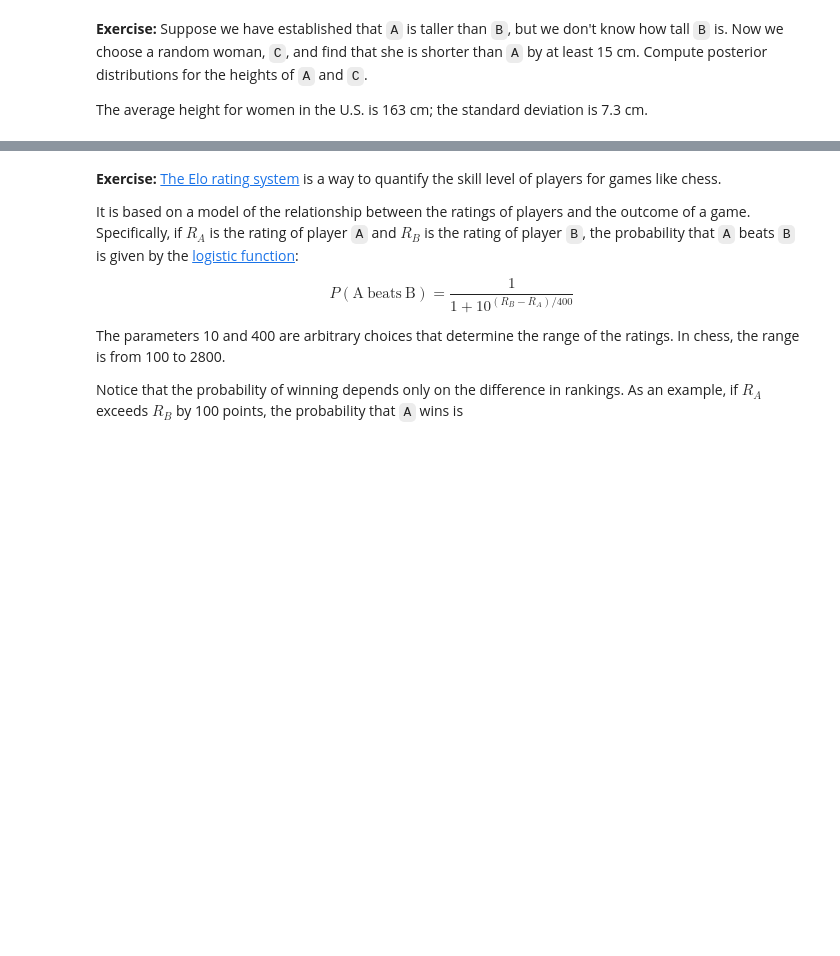
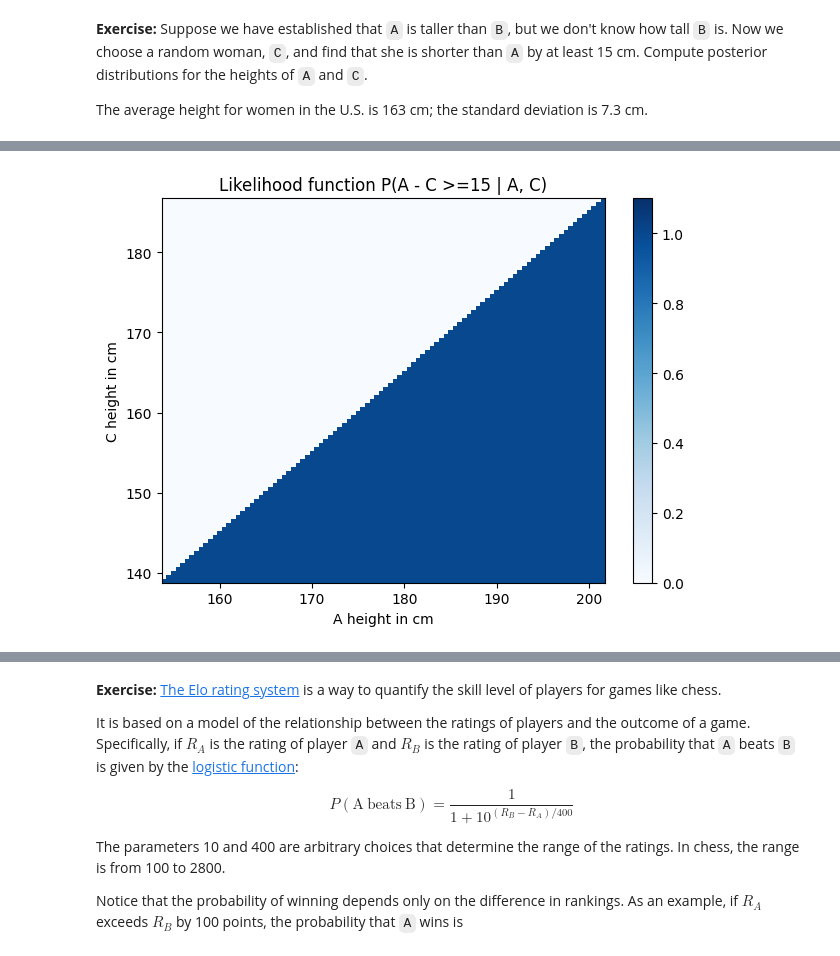
Before and after one commit to mat-ej/ThinkBayes2, a Jupyter notebook: notebooks/chap11.ipynb, the cells around one changed output, grey strips where cells are left out. Cells and saved outputs as stored; diff of their text form; code cells hidden in the pictures; blank space fills up the shorter version.

```diff
--- a/notebooks/chap11.ipynb
+++ b/notebooks/chap11.ipynb
@@ -702,0 +697,14 @@ The average height for women in the U.S. is 163 cm; the standard deviation is 7.
+# %%
+# Solution goes here
+from scipy.stats import norm
+mean, std = 163, 7.3
+ps = norm(mean, std).pdf(qs)
+qs = np.arange(mean - 24, mean + 24, 0.5)
+C_prior = Pmf(ps, qs)
+C_prior.normalize()
+
+
+
+joint = make_joint(prior, C_prior)
+
+joint.head() # columns are A, rows are C
@@ -702,0 +719,28 @@ The average height for women in the U.S. is 163 cm; the standard deviation is 7.
+# %%
+import matplotlib.pyplot as plt
+
+def plot_joint(joint, cmap='Blues'):
+    """Plot a joint distribution with a color mesh."""
+    vmax = joint.to_numpy().max() * 1.1
+    plt.pcolormesh(joint.columns, joint.index, joint,
+                   cmap=cmap,
+                   vmax=vmax,
+                   shading='nearest')
+    plt.colorbar()
+
+    decorate(xlabel='A height in cm',
+             ylabel='C height in cm')
+# %%
+
+# D: A - C >= 15
+# P(D|H)
+a=joint.columns
+c=joint.index
+
+A, C = np.meshgrid(a, c)
+likelihood = np.where(A - C >= 15, 1, 0)
+likelihood = pd.DataFrame(likelihood, index=c, columns=a)
+plot_joint(likelihood)
+decorate(title='Likelihood function P(A - C >=15 | A, C)')
+# %% [output]
+[figure, added]
```
Also changed, not shown: parts of 44 cells of this notebook.
